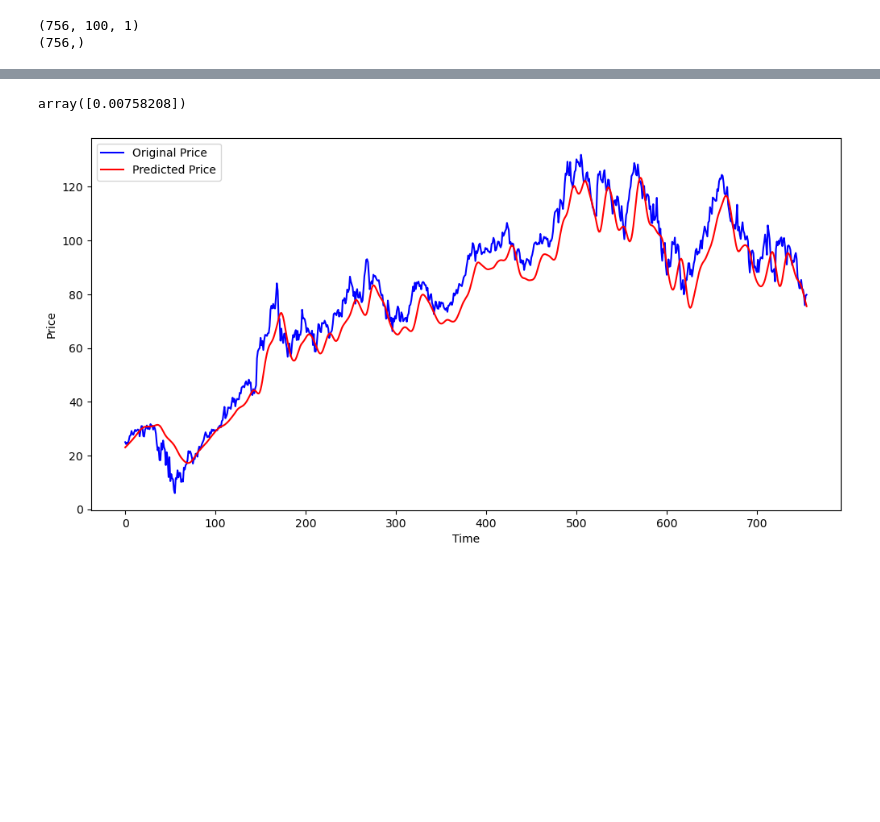
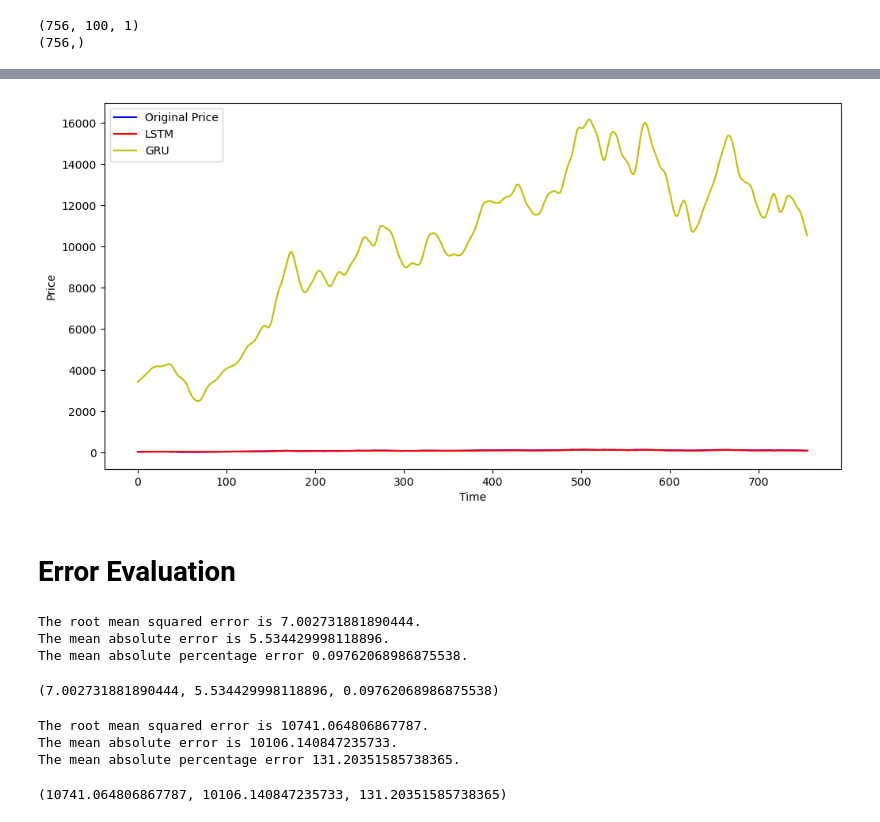
Before and after one commit to Aashmit/minor_project, a Jupyter notebook: notebook.ipynb, the cells around one changed output, grey strips where cells are left out. Saved outputs shown, nothing was run; the diff lists cells and outputs as text; code cells hidden in the pictures; blank space fills up the shorter version.

```diff
--- a/notebook.ipynb
+++ b/notebook.ipynb
@@ -5,9 +5,8 @@ import matplotlib.pyplot as plt
 import yfinance as yf
 from yahoofinancials import YahooFinancials
 # %%
-
 df = yf.download('AAPL',
-                      start='2013-01-01',
+                      start='2018-01-01',
                       end='2023-01-01',
                       progress=False,)
 # %%
@@ -191,20 +255,22 @@ y_predicted.shape
 # %%
-scaler.scale_
+sc=scaler.scale_
 #gives the factor by which the values were scaled down
-# %% [output]
-array([0.00758208])
 # %%
-scale_factor=1/0.00758208
+scale_factor=1/sc
 
 y_predicted=y_predicted*scale_factor
 y_test=y_test*scale_factor
+y_predicted2=y_predicted*scale_factor
 # %%
 plt.figure(figsize=(12,6))
 plt.plot(y_test,'b',label='Original Price')
-plt.plot(y_predicted,'r',label='Predicted Price')
+plt.plot(y_predicted,'r',label='LSTM')
+plt.plot(y_predicted2,'y',label='GRU')
 plt.xlabel('Time')
 plt.ylabel('Price')
 plt.legend()
 plt.show()
 # %% [output]
-[figure, old version]
+[figure, new version]
+# %% [markdown]
+# Error Evaluation
@@ -210,0 +289,16 @@ plt.show()
+# %%
+error_LSTM=return_error(y_test,y_predicted)
+error_LSTM
+# %% [output]
+The root mean squared error is 7.002731881890444.
+The mean absolute error is 5.534429998118896.
+The mean absolute percentage error 0.09762068986875538.
+(7.002731881890444, 5.534429998118896, 0.09762068986875538)
+# %%
+error_GRU=return_error(y_test,y_predicted2)
+error_GRU
+# %% [output]
+The root mean squared error is 10741.064806867787.
+The mean absolute error is 10106.140847235733.
+The mean absolute percentage error 131.20351585738365.
+(10741.064806867787, 10106.140847235733, 131.20351585738365)
```
Also changed, not shown: parts of 11 cells of this notebook, 4 other files.
